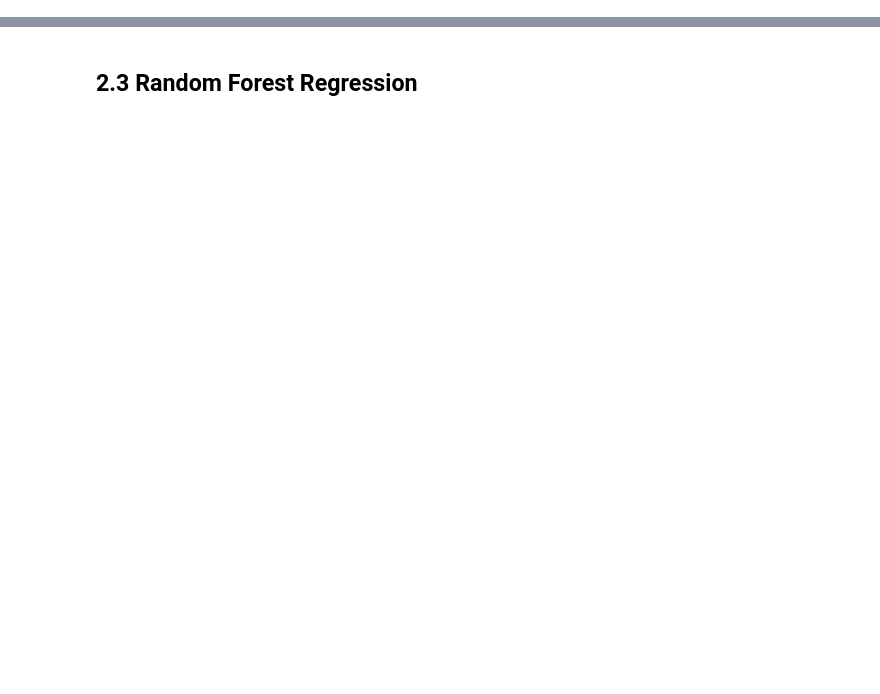
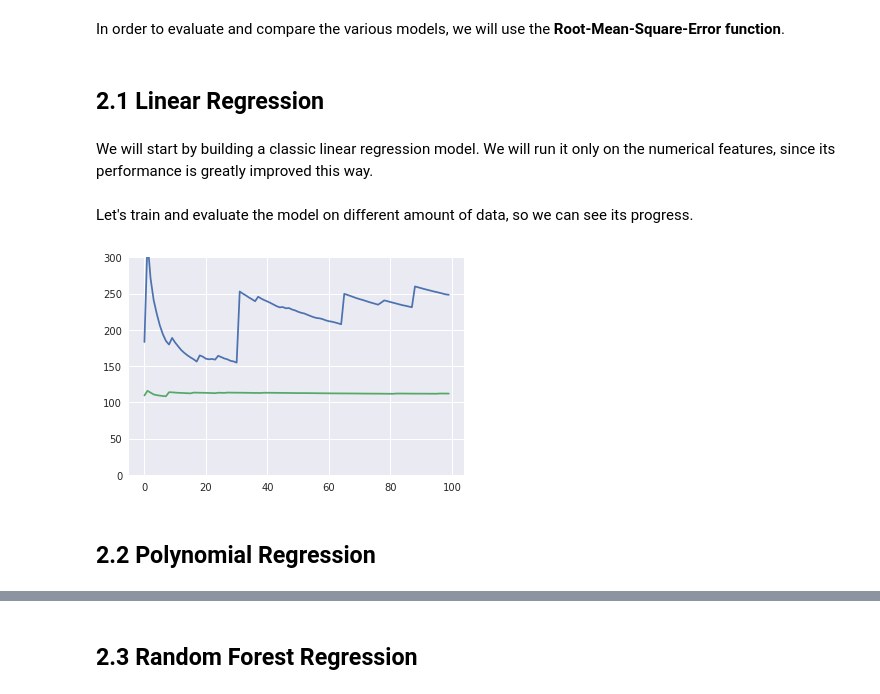
Before and after one commit to pleydier/paris_airbnb_price, a Jupyter notebook: Paris Airbnb Price.ipynb, the cells around one changed output, grey strips where cells are left out. Saved outputs shown, nothing was run; the diff lists cells and outputs as text; code cells hidden in the pictures; blank space fills up the shorter version.

Commit message:
Refactoring
- Cleaning of the code
- Better presentation for:
  - Preprocessing
  - Linear Regression
  - Polynomial Regrression

```diff
--- a/Paris Airbnb Price.ipynb
+++ b/Paris Airbnb Price.ipynb
@@ -223,6 +11,0 @@ This is obviously not right. We should try:
-# %%
-pl_num_eval = pd.DataFrame(0, index=range(10), columns=['train rmse', 'test rmse'])
-for i in range(10):
-  print('Polynomial Regression n°{}/10...'.format(i+1))
-  subset_size = int(round(((i+1)*X_num_train.shape[0]/10)))
-  [pl_num_eval.values[i,0],pl_num_eval.values[i,1]] = polynomial_regression(X_num_train[:subset_size,:],y_num_train[:subset_size], X_num_test, y_num_test, polynomial_degree = 3)
@@ -254,0 +99,24 @@ In order to improve the machine learning predictions, we could try:
+# %%
+from sklearn.preprocessing import Imputer
+from sklearn.preprocessing import LabelEncoder, OneHotEncoder
+from sklearn.model_selection import train_test_split
+
+# Replacing "NaN" values of numerical variables
+X_numerical = dataset.values[:,4:-2]
+imputer = Imputer(missing_values = 'NaN', strategy = 'mean', axis = 0)
+imputer = imputer.fit(X_numerical)
+X_numerical = imputer.transform(X_numerical)
+
+# Encoding the categorical data
+X_categorical = dataset[['host_is_superhost', 'property_type','room_type','bed_type']].astype('str').apply(LabelEncoder().fit_transform).astype('int64')
+onehotencoder = OneHotEncoder()
+X_categorical = onehotencoder.fit_transform(X_categorical).toarray()
+
+# Merging back numerical and categorical data
+X = np.append(X_categorical,X_numerical, axis=1)
+y = dataset.values[:,-1:]
+
+# Finally, we can randomly split the examples between training and test set
+X_train, X_test, y_train, y_test = train_test_split(X, y, test_size = 0.2)
+X_num_train, X_num_test, y_num_train, y_num_test = train_test_split(X_numerical, y, test_size = 0.2)
+X_cat_train, X_cat_test, y_cat_train, y_cat_test = train_test_split(X_categorical, y, test_size = 0.2)
@@ -254,0 +128,6 @@ In order to improve the machine learning predictions, we could try:
+# %% [markdown]
+In order to evaluate and compare the various models, we will use the **Root-Mean-Square-Error function**.
+# %% [markdown]
+## 2.1 Linear Regression
+# %% [markdown]
+We will start by building a classic linear regression model. We will run it only on the numerical features, since its performance is greatly improved this way.
@@ -254,0 +147,18 @@ In order to improve the machine learning predictions, we could try:
+# %% [markdown]
+Let's train and evaluate the model on different amount of data, so we can see its progress.
+# %%
+import matplotlib.pyplot as plt
+
+lr_eval = pd.DataFrame(0, index=range(100), columns=['train rmse', 'test rmse']).astype(float)
+for i in range(100):
+  subset_size = int(round(((i+1)*X_num_train.shape[0]/100)))
+  [lr_eval.values[i,0],lr_eval.values[i,1]] = linear_regression(X_num_train[:subset_size,:],y_num_train[:subset_size], X_num_test, y_num_test)
+
+plt.gca().set_ylim([0,300])
+plt.plot(lr_eval['train rmse'], label='Training RMSE')
+plt.plot(lr_eval['test rmse'], label='Test RMSE')
+plt.show()
+# %% [output]
+[figure, added]
+# %% [markdown]
+## 2.2 Polynomial Regression
```
Also changed, not shown: parts of 71 cells of this notebook.
